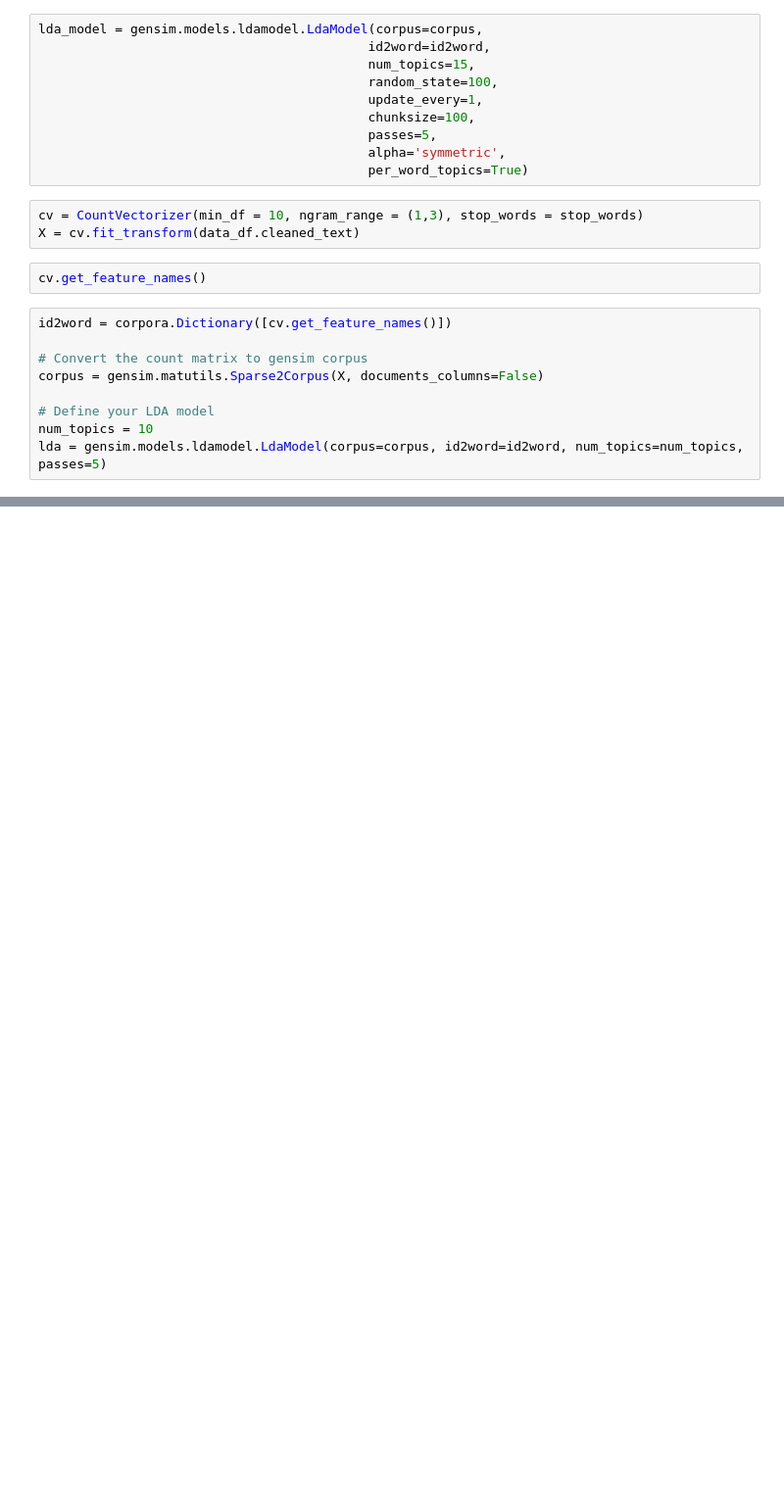
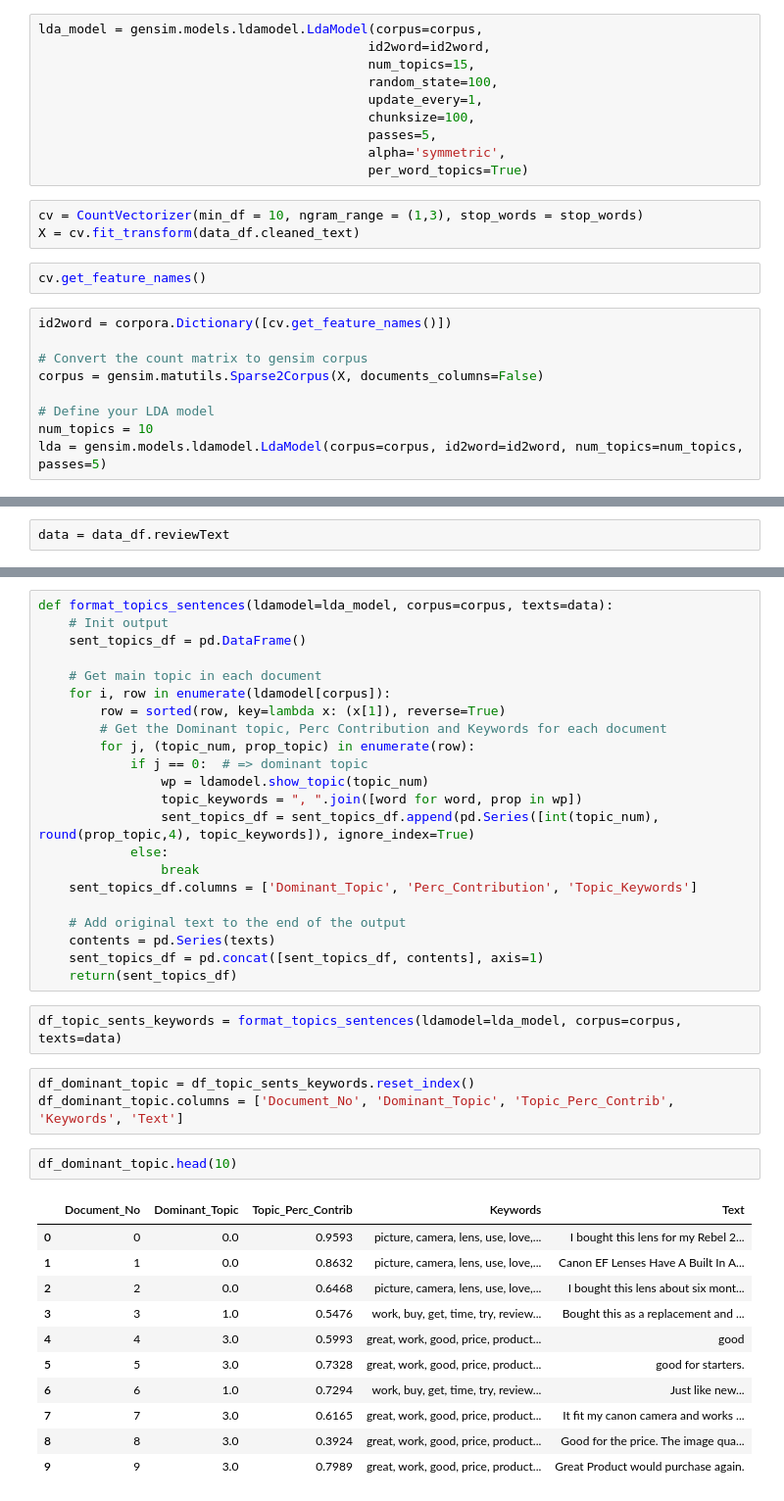
Before and after one commit to whyyoutoo/Sentiment_Classification_for_Amazon_Product_Reviews, a Jupyter notebook: EDA.ipynb, the cells around one changed output, grey strips where cells are left out. Shown at 98% size. Cells and saved outputs as stored; diff of their text form; blank space fills up the shorter version.

```diff
--- a/EDA.ipynb
+++ b/EDA.ipynb
@@ -352,0 +605,2 @@ vis
+# %%
+data = data_df.reviewText
@@ -352,0 +615,41 @@ vis
+# %%
+def format_topics_sentences(ldamodel=lda_model, corpus=corpus, texts=data):
+    # Init output
+    sent_topics_df = pd.DataFrame()
+
+    # Get main topic in each document
+    for i, row in enumerate(ldamodel[corpus]):
+        row = sorted(row, key=lambda x: (x[1]), reverse=True)
+        # Get the Dominant topic, Perc Contribution and Keywords for each document
+        for j, (topic_num, prop_topic) in enumerate(row):
+            if j == 0:  # => dominant topic
+                wp = ldamodel.show_topic(topic_num)
+                topic_keywords = ", ".join([word for word, prop in wp])
+                sent_topics_df = sent_topics_df.append(pd.Series([int(topic_num), round(prop_topic,4), topic_keywords]), ignore_index=True)
+            else:
+                break
+    sent_topics_df.columns = ['Dominant_Topic', 'Perc_Contribution', 'Topic_Keywords']
+
+    # Add original text to the end of the output
+    contents = pd.Series(texts)
+    sent_topics_df = pd.concat([sent_topics_df, contents], axis=1)
+    return(sent_topics_df)
+# %%
+df_topic_sents_keywords = format_topics_sentences(ldamodel=lda_model, corpus=corpus, texts=data)
+# %%
+df_dominant_topic = df_topic_sents_keywords.reset_index()
+df_dominant_topic.columns = ['Document_No', 'Dominant_Topic', 'Topic_Perc_Contrib', 'Keywords', 'Text']
+# %%
+df_dominant_topic.head(10)
+# %% [output]
+|  | Document_No | Dominant_Topic | Topic_Perc_Contrib | Keywords | Text |
+| 0 | 0 | 0.0 | 0.9593 | picture, camera, lens, use, love,... | I bought this lens for my Rebel 2... |
+| 1 | 1 | 0.0 | 0.8632 | picture, camera, lens, use, love,... | Canon EF Lenses Have A Built In A... |
+| 2 | 2 | 0.0 | 0.6468 | picture, camera, lens, use, love,... | I bought this lens about six mont... |
+| 3 | 3 | 1.0 | 0.5476 | work, buy, get, time, try, review... | Bought this as a replacement and ... |
+| 4 | 4 | 3.0 | 0.5993 | great, work, good, price, product... | good |
+| 5 | 5 | 3.0 | 0.7328 | great, work, good, price, product... | good for starters. |
+| 6 | 6 | 1.0 | 0.7294 | work, buy, get, time, try, review... | Just like new... |
+| 7 | 7 | 3.0 | 0.6165 | great, work, good, price, product... | It fit my canon camera and works ... |
+| 8 | 8 | 3.0 | 0.3924 | great, work, good, price, product... | Good for the price. The image qua... |
+| 9 | 9 | 3.0 | 0.7989 | great, work, good, price, product... | Great Product would purchase again. |
```
Also changed, not shown: parts of 43 cells of this notebook.
